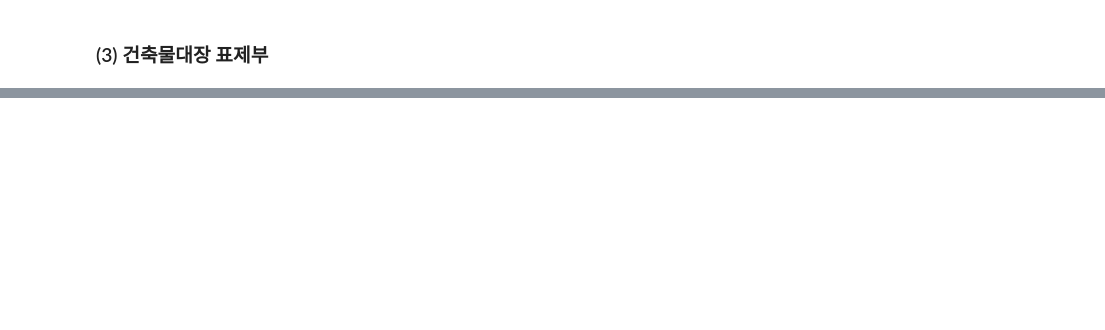
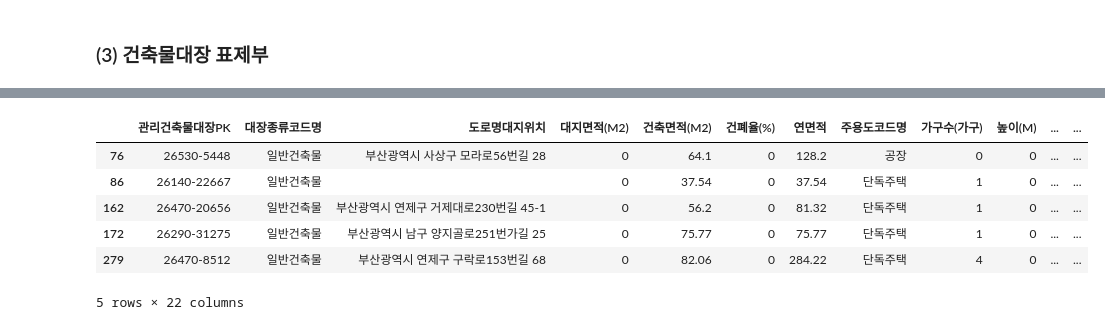
Before and after one commit to givemetarte/dask-bigdata-tutorial, a Jupyter notebook: merge-flooding-data.ipynb, the cells around one changed output, grey strips where cells are left out. Cells and saved outputs as stored; diff of their text form; code cells hidden in the pictures; blank space fills up the shorter version.

```diff
--- a/merge-flooding-data.ipynb
+++ b/merge-flooding-data.ipynb
@@ -109,0 +102,39 @@ Wall time: 1.61 s
+# %%
+%%time
+
+columns = ["관리건축물대장PK","대장구분코드","대장구분코드명","대장종류코드","대장종류코드명","대지위치", \
+            "도로명대지위치","건물명","시군구코드","법정동코드","대지구분코드","번","지","특수지명", \
+            "블록","로트","외필지수","새주소도로코드","새주소법정동코드","새주소지상지하코드","새주소본번", \
+            "새주소부번","동명","주부속구분코드","주부속구분코드명","대지면적(M2)","건축면적(M2)", \
+            "건폐율(%)","연면적","용적률산정연면적","용적률","구조코드","구조코드명","기타구조", \
+            "주용도코드","주용도코드명","기타용도","지붕코드","지붕코드명","기타지붕","세대수(세대)", \
+            "가구수(가구)","높이(M)","지상층수","지하층수","승용승강기수","비상용승강기수","부속건축물수", \
+            "부속건축물면적","총동연면적","옥내기계식대수(대)","옥내기계식면적","옥외기계식대수(대)", \
+            "옥외기계식면적","옥내자주식대수(대)","옥내자주식면적","옥외자주식대수(대)","옥외자주식면적", \
+            "허가일","착공일","사용승인일","허가번호년","허가번호기관코드","허가번호기관코드명", \
+            "허가번호구분코드","허가번호구분코드명","호수(호)","에너지효율등급","에너지절감율", \
+            "에너지EPI점수","친환경건축물등급","친환경건축물인증점수","지능형건축물등급","지능형건축물인증점수", \
+            "생성일자","내진설계적용여부","내진능력"]
+
+building = dd.read_csv("data/rawdata/building/표제부/mart_djy_03.txt", sep = "\|", engine='python', dtype=str, \
+                    on_bad_lines='skip', keep_default_na=False, encoding = "cp949", header=None, names=columns)
+print(f"건축물대장 표제부의 분할된 개수는 {building.npartitions}개입니다.")
+
+busan_building = building[["관리건축물대장PK","대장종류코드명","도로명대지위치","시군구코드","시군구코드", \
+                     "대지면적(M2)","건축면적(M2)","건폐율(%)", "연면적","주용도코드명","가구수(가구)","높이(M)","지상층수","지하층수", \
+                     "사용승인일","허가번호기관코드","내진설계적용여부", \
+                     "친환경건축물등급","친환경건축물인증점수","지능형건축물등급","지능형건축물인증점수","내진설계적용여부","내진능력"]]
+
+busan_building["시도코드"] = building.apply(make_sido_code, axis=1, meta=object)
+busan_building = busan_building[busan_building["시도코드"] == "26"].drop(["시군구코드"], axis=1)
+
+# preprocessing
+busan_building["관리건축물대장PK"] = busan_building["관리건축물대장PK"].map(lambda x: x.strip())
+busan_building = busan_building.drop("시도코드", axis=1)
+
+# convert dask to pandas
+busan_building = busan_building.compute()
+
+# save csv
+busan_building.to_csv("data/refined-data/busan-표제부.csv", encoding="utf-8", index=False)
+# %% [output]
@@ -109,0 +143,7 @@ Wall time: 1.61 s
+|  | 관리건축물대장PK | 대장종류코드명 | 도로명대지위치 | 대지면적(M2) | 건축면적(M2) | 건폐율(%) | 연면적 | 주용도코드명 | 가구수(가구) | 높이(M) | ... | ... |
+| 76 | 26530-5448 | 일반건축물 | 부산광역시 사상구 모라로56번길 28 | 0 | 64.1 | 0 | 128.2 | 공장 | 0 | 0 | ... | ... |
+| 86 | 26140-22667 | 일반건축물 |  | 0 | 37.54 | 0 | 37.54 | 단독주택 | 1 | 0 | ... | ... |
+| 162 | 26470-20656 | 일반건축물 | 부산광역시 연제구 거제대로230번길 45-1 | 0 | 56.2 | 0 | 81.32 | 단독주택 | 1 | 0 | ... | ... |
+| 172 | 26290-31275 | 일반건축물 | 부산광역시 남구 양지골로251번가길 25 | 0 | 75.77 | 0 | 75.77 | 단독주택 | 1 | 0 | ... | ... |
+| 279 | 26470-8512 | 일반건축물 | 부산광역시 연제구 구락로153번길 68 | 0 | 82.06 | 0 | 284.22 | 단독주택 | 4 | 0 | ... | ... |
+5 rows × 22 columns
```
Also changed, not shown: parts of 17 cells of this notebook.
